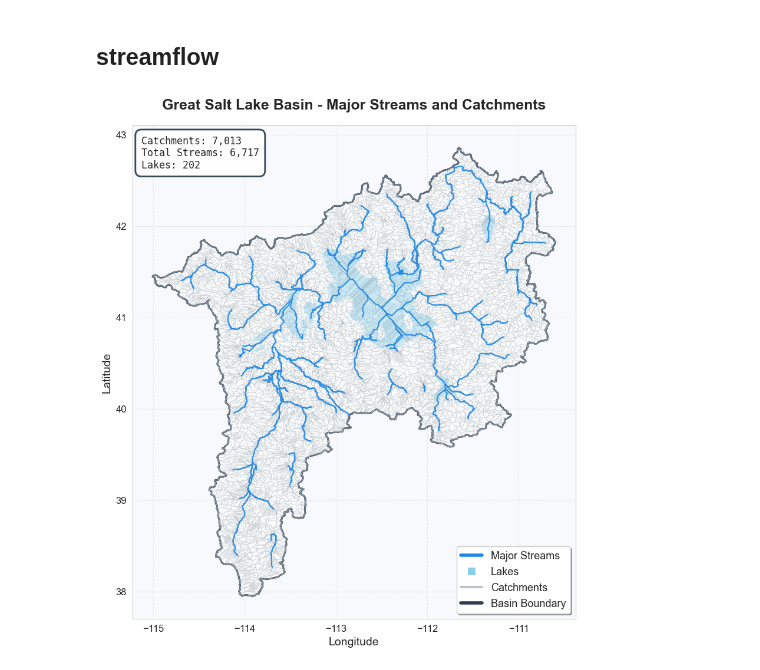
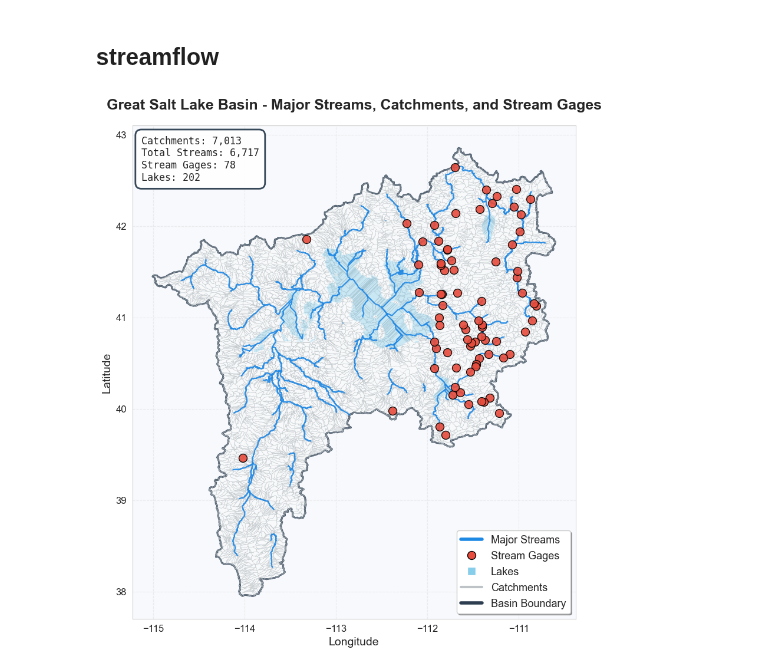
Before and after one commit to BYU-Hydroinformatics/gwbase, a Jupyter notebook: notebooks/01_data_inventory.ipynb, the cells around one changed output. Saved outputs shown, nothing was run; the diff lists cells and outputs as text; code cells hidden in the pictures.

Commit message:
add gages in the stream plot

```diff
--- a/notebooks/01_data_inventory.ipynb
+++ b/notebooks/01_data_inventory.ipynb
@@ -825,7 +825,7 @@ plt.show()
 # %% [markdown]
 ## streamflow
 # %%
-# Map of Streams and Catchments for GSLB
+# Map of Streams and Catchments for GSLB with Stream Gages
 import matplotlib.pyplot as plt
 import numpy as np
 
@@ -841,8 +841,14 @@ gsl_catchment.plot(ax=ax, color='none', edgecolor='#BDC3C7', linewidth=0.3, alph
 major_streams.plot(ax=ax, color='#1E88E5', linewidth=1.5, alpha=0.9)  # Thicker and more blue
 lake.plot(ax=ax, color='#87CEEB', alpha=0.4)  # Lighter lakes
 
+# Plot all stream gages
+gage_clean = gsl_nwm_gage.dropna(subset=['longitude', 'latitude'])
+ax.scatter(gage_clean['longitude'], gage_clean['latitude'],
+           color='#E74C3C', s=100, alpha=0.9, edgecolors='black', linewidths=1,
+           label='Stream Gages', zorder=5)
+
 # Set map styling with larger fonts for better balance
-ax.set_title('Great Salt Lake Basin - Major Streams and Catchments',
+ax.set_title('Great Salt Lake Basin - Major Streams, Catchments, and Stream Gages',
              fontsize=18, fontweight='bold', pad=20)
 ax.set_xlabel('Longitude', fontsize=14)
 ax.set_ylabel('Latitude', fontsize=14)
@@ -851,36 +857,39 @@ ax.grid(True, alpha=0.3, linestyle='--')
 # Stream and catchment statistics with larger font - moved to upper left corner
 info_text = f"""Catchments: {len(gsl_catchment):,}
 Total Streams: {len(gslb_stream):,}
+Stream Gages: {len(gage_clean)}
 Lakes: {len(lake)}"""
 
 # Add compact information box - positioned at upper left corner
 bbox_props = dict(boxstyle="round,pad=0.6", facecolor='white', alpha=0.95,
                  edgecolor='#2C3E50', linewidth=2)
 ax.text(0.02, 0.98, info_text, transform=ax.transAxes, fontsize=12,
         verticalalignment='top', bbox=bbox_props, family='monospace')
 
 # Complete legend positioned to avoid overlap with larger elements
 legend_elements = [
     plt.Line2D([0], [0], color='#1E88E5', linewidth=4, label='Major Streams'),
+    plt.Line2D([0], [0], marker='o', color='w', markerfacecolor='#E74C3C',
+               markeredgecolor='black', markersize=10, label='Stream Gages', linestyle='None'),
     plt.Line2D([0], [0], marker='s', color='w', markerfacecolor='#87CEEB',
                markersize=10, label='Lakes', linestyle='None'),
     plt.Line2D([0], [0], color='#BDC3C7', linewidth=3, label='Catchments'),
     plt.Line2D([0], [0], color='#2C3E50', linewidth=4, label='Basin Boundary')
 ]
 
 # Position legend at lower right to avoid blocking the map
 ax.legend(handles=legend_elements, loc='lower right', fontsize=13,
           frameon=True, fancybox=True, shadow=True)
 
 # Set equal aspect ratio for circular appearance
 ax.set_aspect('equal', adjustable='box')
 
 # Clean appearance with larger tick labels
 ax.tick_params(axis='both', which='major', labelsize=12)
 ax.set_facecolor('#F7F9FC')
 
 # Adjust layout to prevent clipping
 plt.tight_layout(pad=2.5)
 plt.show()
 # %% [output]
-[figure, old version]
+[figure, new version]
```
